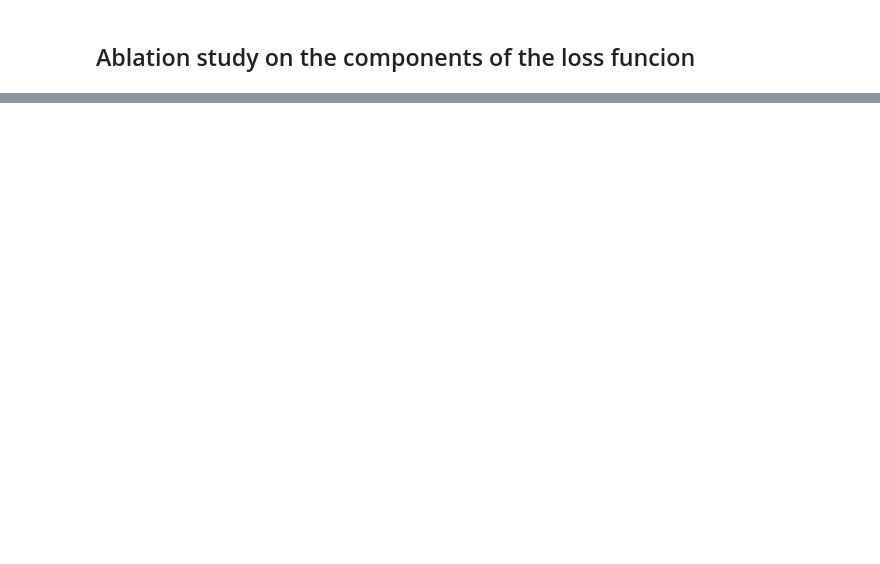
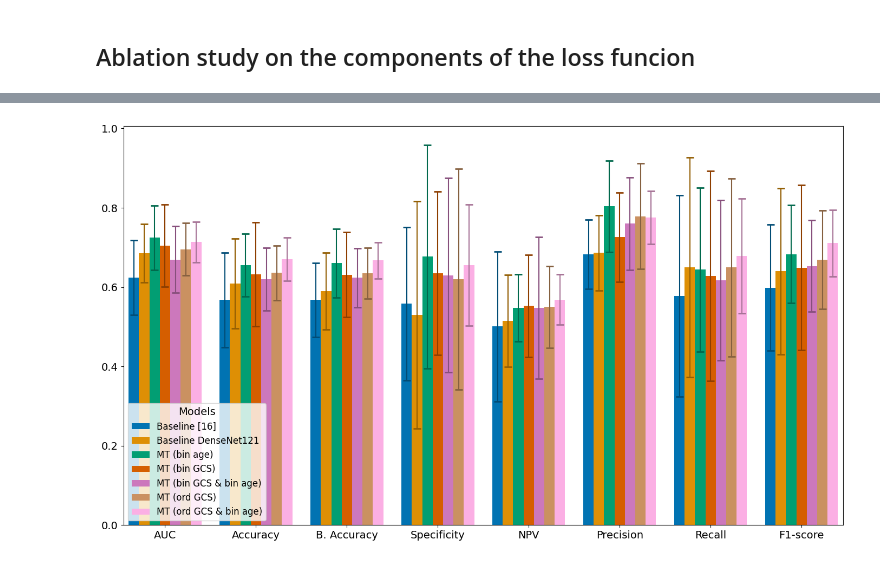
Before and after one commit to Trustworthy-AI-UU-NKI/MultitaskLearning_ICH_Prognosis, a Jupyter notebook: plotComparisonResults/AblationStudy.ipynb, the cells around one changed output, grey strips where cells are left out. Drawn from its saved outputs; the diff is of its cells as text; code cells hidden in the pictures; blank space fills up the shorter version.

Commit message:
Finished ablation study

```diff
--- a/plotComparisonResults/AblationStudy.ipynb
+++ b/plotComparisonResults/AblationStudy.ipynb
@@ -70,0 +77,60 @@ plt.show()
+# %%
+import seaborn as sns
+import os
+from matplotlib.colors import to_rgb, to_hex
+# Plot the performance of each model in a grouped bar plot with error bars
+def darken_color(color, amount=0.5):
+    """
+    Darkens the given color by multiplying (1-luminosity) by the given amount.
+    Input can be matplotlib color string, hex string, or RGB tuple.
+
+    Examples:
+    >> darken_color('blue', 0.3)
+    >> darken_color('#F034A3', 0.6)
+    >> darken_color((.3,.55,.1), 0.5)
+    """
+    try:
+        c = np.array(to_rgb(color))
+        return to_hex(c * (1 - amount))
+    except ValueError:
+        raise ValueError("Invalid color format")
+
+fig, ax = plt.subplots(figsize=(14, 8))
+
+bar_width = 0.12
+index = np.arange(len(metrics)) * 1.05  # Increased space between groups
+
+# Set color palette using seaborn
+colors = sns.color_palette("colorblind", len(models))
+
+# Plot bars
+for i, model in enumerate(mean_df.columns):
+    bars = ax.bar(index + i * bar_width, mean_df[model], bar_width, label=model, color=colors[i])
+    dark_color = darken_color(colors[i], 0.34)
+    ax.errorbar(index + i * bar_width, mean_df[model], yerr=std_df[model], fmt='none', ecolor=dark_color, capsize=5, capthick=2)
+
+# Rename the first two metrics
+metrics_labels = ['AUC', 'Accuracy', 'B. Accuracy', 'Specificity', 'NPV', 'Precision', 'Recall', 'F1-score']
+
+# Set labels and title
+# ax.set_xlabel('Metrics', fontsize=16)
+# ax.set_ylabel('Performance', fontsize=16)
+# ax.set_title('Performance of Different Models on ICH Prognosis Task', fontsize=18)
+ax.set_xticks(index + bar_width * (len(models) - 1) / 2)
+ax.set_xticklabels(metrics_labels, fontsize=14) # add rotation=45, if you want to rotate
+ax.legend(title='Models', fontsize=12, title_fontsize=14)
+
+# Increase font size for tick labels
+ax.tick_params(axis='both', which='major', labelsize=14)
+
+# Adjust x-axis limits to reduce space on the sides
+plt.xlim([min(index) - bar_width, max(index + bar_width * len(models))])
+
+# Reduce white space on the sides
+plt.subplots_adjust(left=0.05, right=0.95, top=0.95, bottom=0.2)
+
+plt.tight_layout()
+plt.savefig(os.path.join('/home/ubuntu/tenerife/miriam/ICH_Prog_MultiTaskLearning/printFigures', 'ablation_study.png'))
+plt.show()
+# %% [output]
+[figure, added]
```
Also changed, not shown: parts of 2 cells of this notebook, 10 other files.
